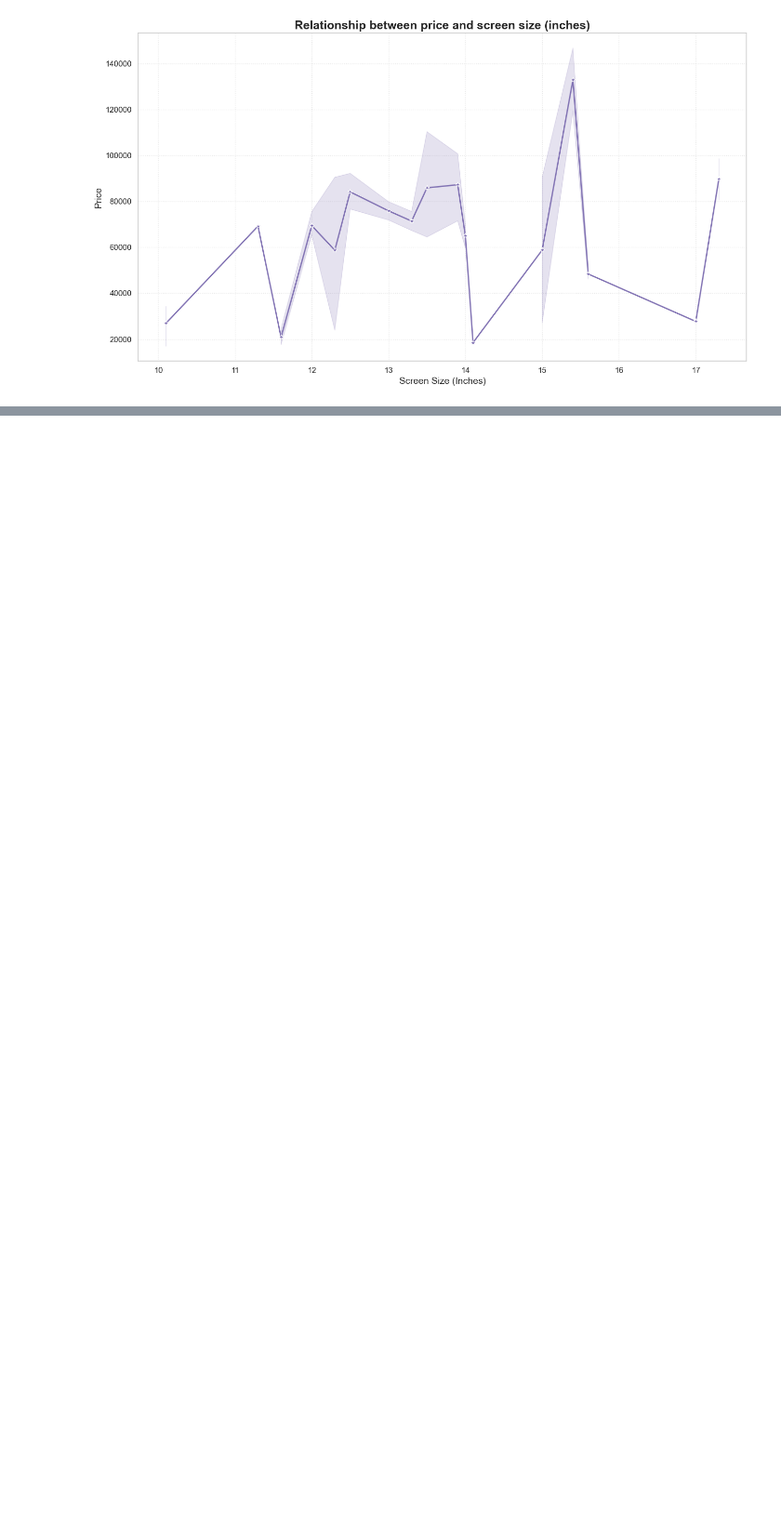
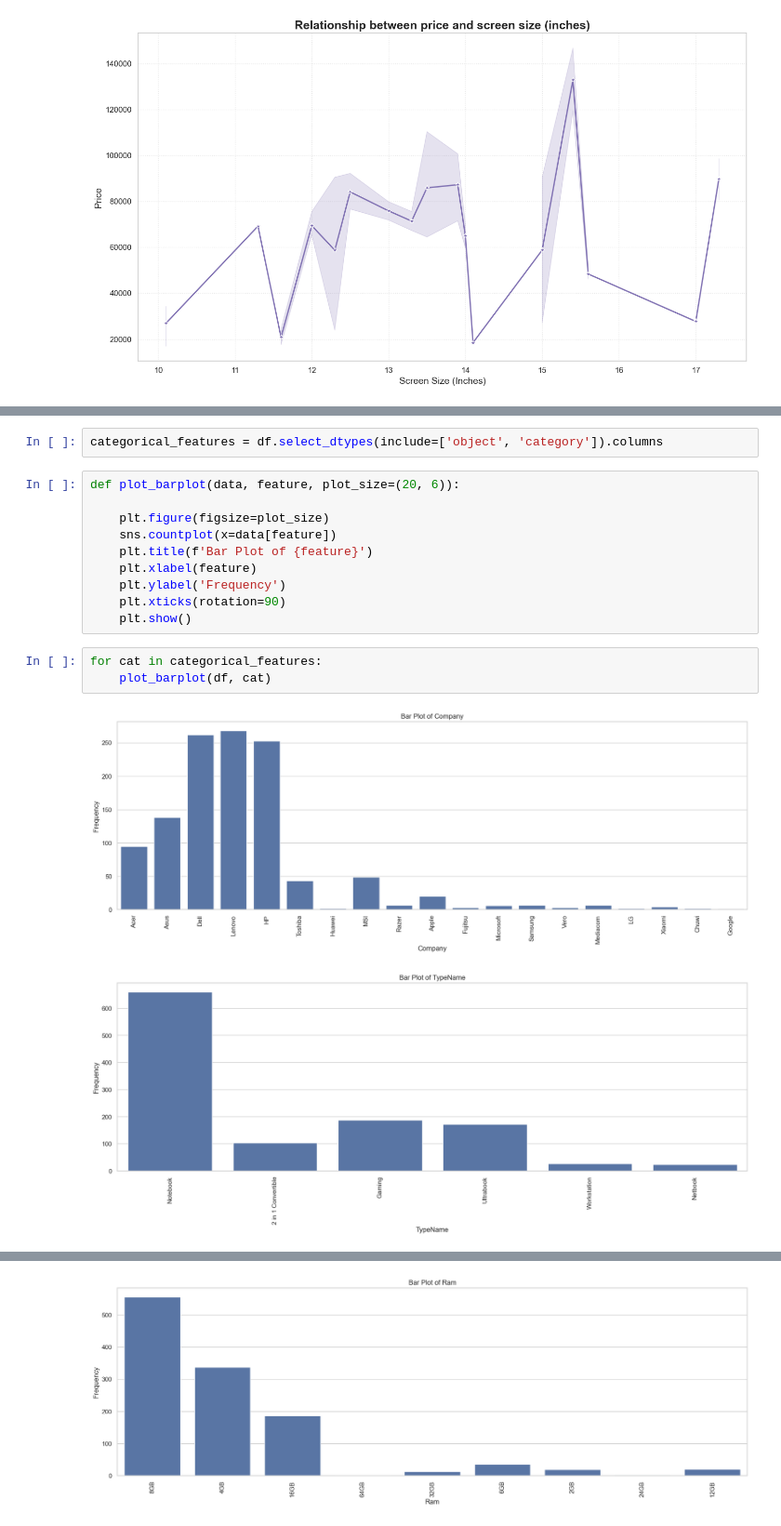
Before and after one commit to neha-palak/laptop_price_task, a Jupyter notebook: notebooks/data_exploration.ipynb, the cells around one changed output, grey strips where cells are left out. Shown at 93% size. Cells and saved outputs as stored; diff of their text form; blank space fills up the shorter version.

```diff
--- a/notebooks/data_exploration.ipynb
+++ b/notebooks/data_exploration.ipynb
@@ -146,0 +167,18 @@ plt.show()
+# %%
+categorical_features = df.select_dtypes(include=['object', 'category']).columns
+# %%
+def plot_barplot(data, feature, plot_size=(20, 6)):
+
+    plt.figure(figsize=plot_size)
+    sns.countplot(x=data[feature])
+    plt.title(f'Bar Plot of {feature}')
+    plt.xlabel(feature)
+    plt.ylabel('Frequency')
+    plt.xticks(rotation=90)
+    plt.show()
+# %%
+for cat in categorical_features:
+    plot_barplot(df, cat)
+# %% [output]
+[figure, added]
+[figure, added]
@@ -146,0 +187 @@ plt.show()
+[figure, added]
```
Also changed, not shown: parts of 6 cells of this notebook.
